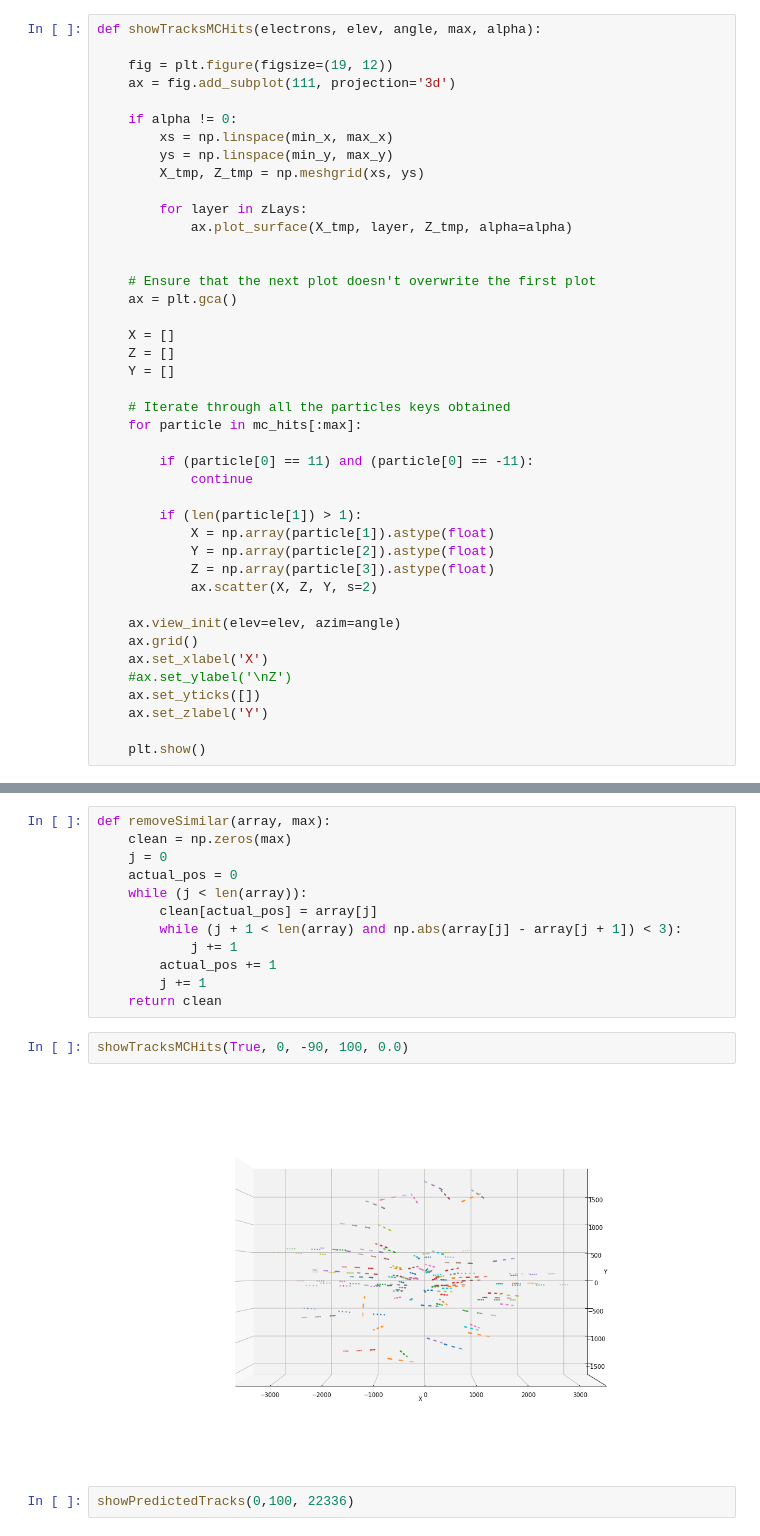
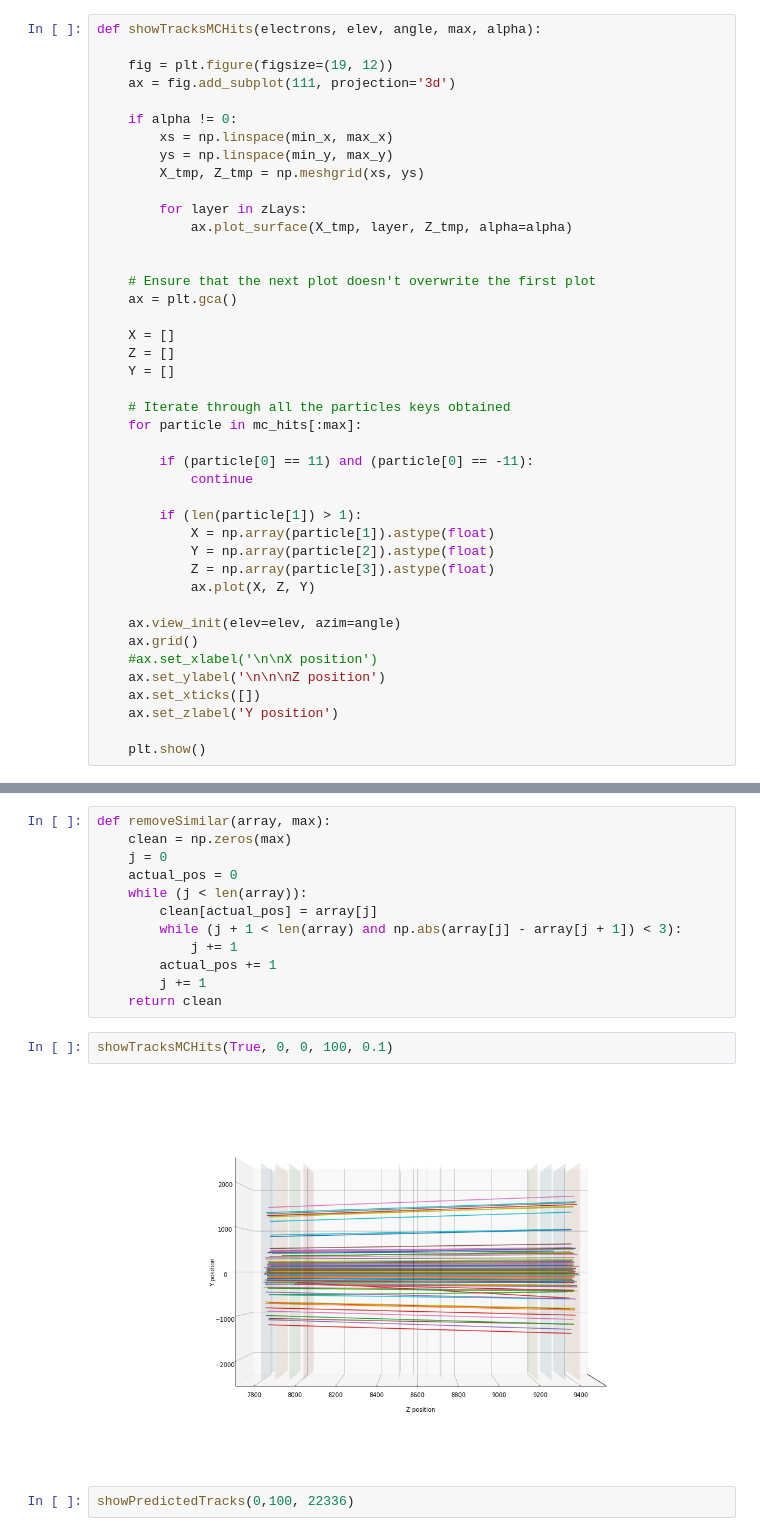
Before and after one commit to gabrielcammany/LHCb-CERN, a Jupyter notebook: notebooks/plots/Plot_Clean_TrackStudy.ipynb, the cells around one changed output, grey strips where cells are left out. Drawn from its saved outputs; the diff is of its cells as text.

Commit message:
Updated tracking algorithm together with more images for the report

```diff
--- a/notebooks/plots/Plot_Clean_TrackStudy.ipynb
+++ b/notebooks/plots/Plot_Clean_TrackStudy.ipynb
@@ -128,14 +128,14 @@ def showTracksMCHits(electrons, elev, angle, max, alpha):
             X = np.array(particle[1]).astype(float)
             Y = np.array(particle[2]).astype(float)
             Z = np.array(particle[3]).astype(float)
-            ax.scatter(X, Z, Y, s=2)
+            ax.plot(X, Z, Y)
 
     ax.view_init(elev=elev, azim=angle)
     ax.grid()
-    ax.set_xlabel('X')
-    #ax.set_ylabel('\nZ')
-    ax.set_yticks([])
-    ax.set_zlabel('Y')
+    #ax.set_xlabel('\n\nX position')
+    ax.set_ylabel('\n\n\nZ position')
+    ax.set_xticks([])
+    ax.set_zlabel('Y position')
 
     plt.show()
 # %%
@@ -214,9 +214,9 @@ def removeSimilar(array, max):
         j += 1
     return clean
 # %%
-showTracksMCHits(True, 0, -90, 100, 0.0)
+showTracksMCHits(True, 0, 0, 100, 0.1)
 # %% [output]
-[figure, old version]
+[figure, new version]
 # %%
 showPredictedTracks(0,100, 22336)
 # %% [output]
```
Also changed, not shown: 8 other files.
